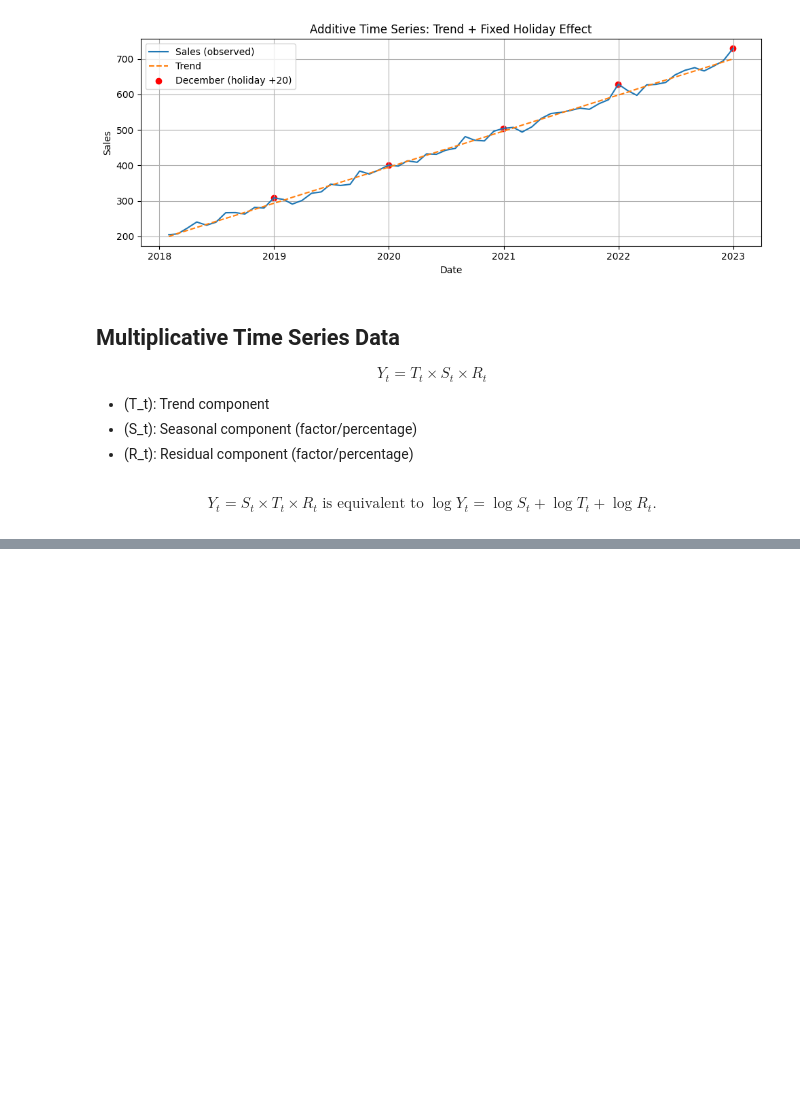
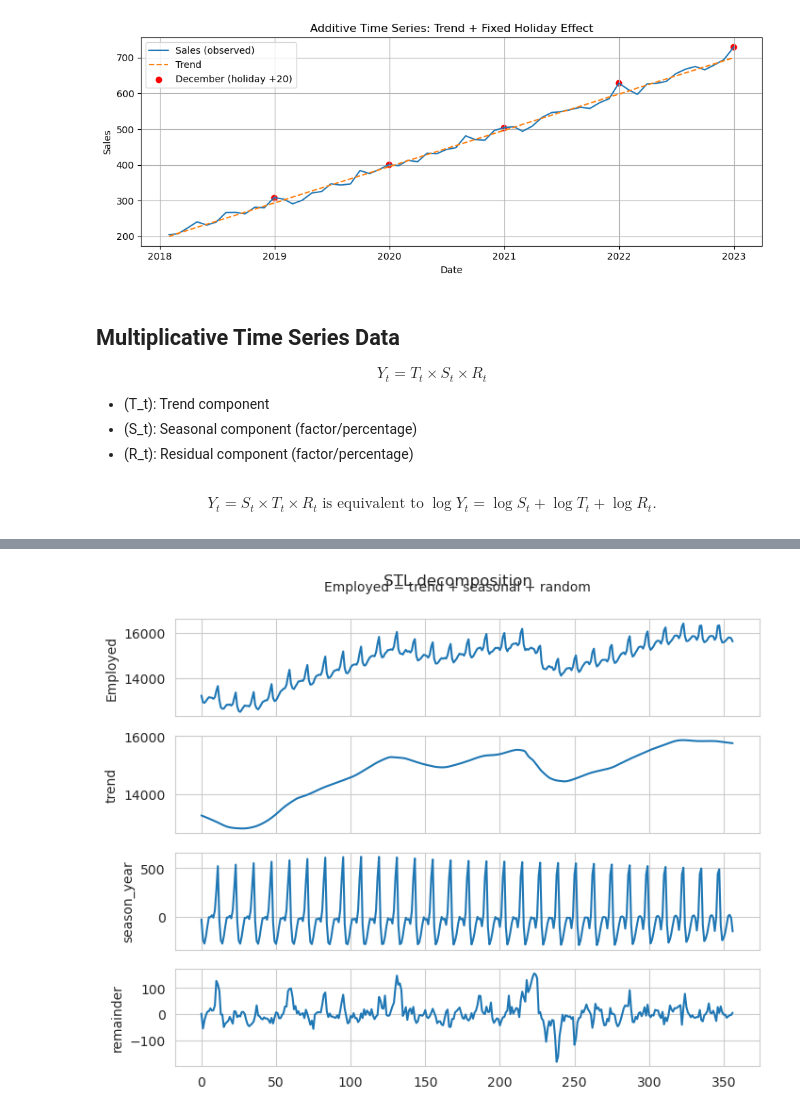
Before and after one commit to MrYelameli/introduction-to-time-series-forecasting, a Jupyter notebook: introduction_to_time_series_forecasting.ipynb, the cells around one changed output, grey strips where cells are left out. Saved outputs shown, nothing was run; the diff lists cells and outputs as text; code cells hidden in the pictures; blank space fills up the shorter version.

```diff
--- a/introduction_to_time_series_forecasting.ipynb
+++ b/introduction_to_time_series_forecasting.ipynb
@@ -264,0 +311,31 @@ date
+# %%
+from statsmodels.tsa.seasonal import STL
+import seaborn as sns
+# sns.set_style("whitegrid")
+stl = STL(us_retail_employment["y"], period=12, seasonal=13, trend=21,
+    robust=True)
+res_stl = stl.fit()
+dcmp = pd.DataFrame({
+    "ds": us_retail_employment["ds"],
+    "data": us_retail_employment["y"],
+    "trend": res_stl.trend,
+    "seasonal": res_stl.seasonal,
+    "remainder": res_stl.resid
+}).reset_index(drop=True)
+
+fig, axes = plt.subplots(nrows=4, ncols=1, sharex=True, figsize=(8, 6))
+sns.lineplot(data=dcmp, x=dcmp.index, y="data", ax=axes[0])
+sns.lineplot(data=dcmp, x=dcmp.index, y="trend", ax=axes[1])
+sns.lineplot(data=dcmp, x=dcmp.index, y="seasonal", ax=axes[2])
+sns.lineplot(data=dcmp, x=dcmp.index, y="remainder", ax=axes[3])
+axes[0].set_ylabel("Employed")
+axes[1].set_ylabel("trend")
+axes[2].set_ylabel("season_year")
+axes[3].set_ylabel("remainder")
+fig.suptitle("STL decomposition")
+fig.subplots_adjust(top=0.90)
+fig.text(0.5, 0.95, "Employed = trend + seasonal + random", ha="center")
+plt.xlabel("")
+plt.show()
+# %% [output]
+[figure, added]
```
Also changed, not shown: parts of 22 cells of this notebook, 3 other files.
